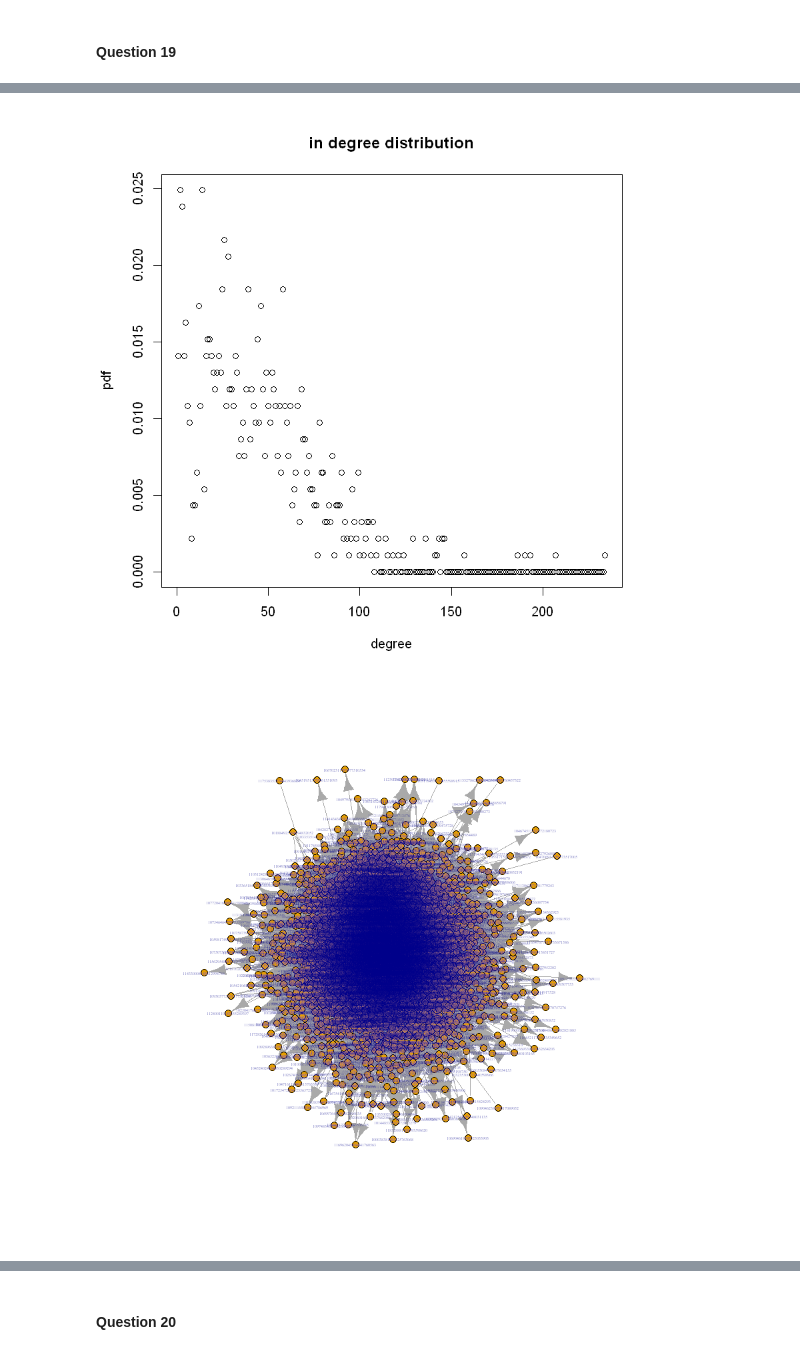
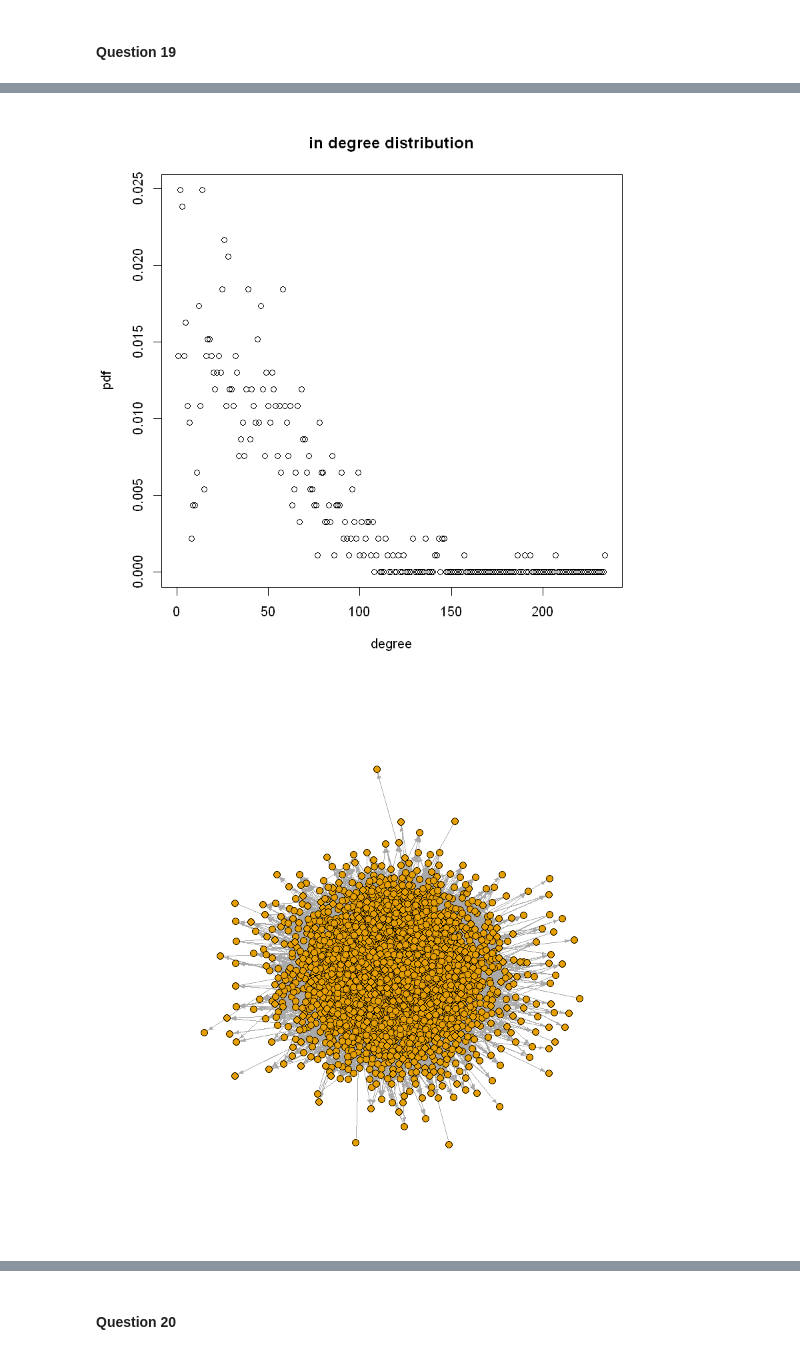
Before and after one commit to popo0293/232-P2, a Jupyter notebook: Part2.ipynb, the cells around one changed output, grey strips where cells are left out. Saved outputs shown, nothing was run; the diff lists cells and outputs as text; code cells hidden in the pictures.

```diff
--- a/Part2.ipynb
+++ b/Part2.ipynb
@@ -33,7 +33,7 @@ create_graph = function(id, plot = FALSE){
     g = read_graph(edge_file, format = 'ncol', directed = TRUE)
     V(g)$vid<-V(g)
     E(g)$eid<-E(g)
-    plot(g, vertex.size=4, vertex.label.cex=0.3)
+    plot(g, vertex.size=4,  vertex.label=NA, edge.arrow.size=.3)
 
     if (plot){
         plot(degree.distribution(g,mode="out"), main="out degree distribution",xlab="degree",ylab="pdf")
@@ -53,6 +53,6 @@ g3 = create_graph(node2plot[3], T)
 [figure]
 [figure]
-[figure, old version]
+[figure, new version]
 [figure]
 [figure]
 # %% [markdown]
```
Also changed, not shown: parts of 2 cells of this notebook.
